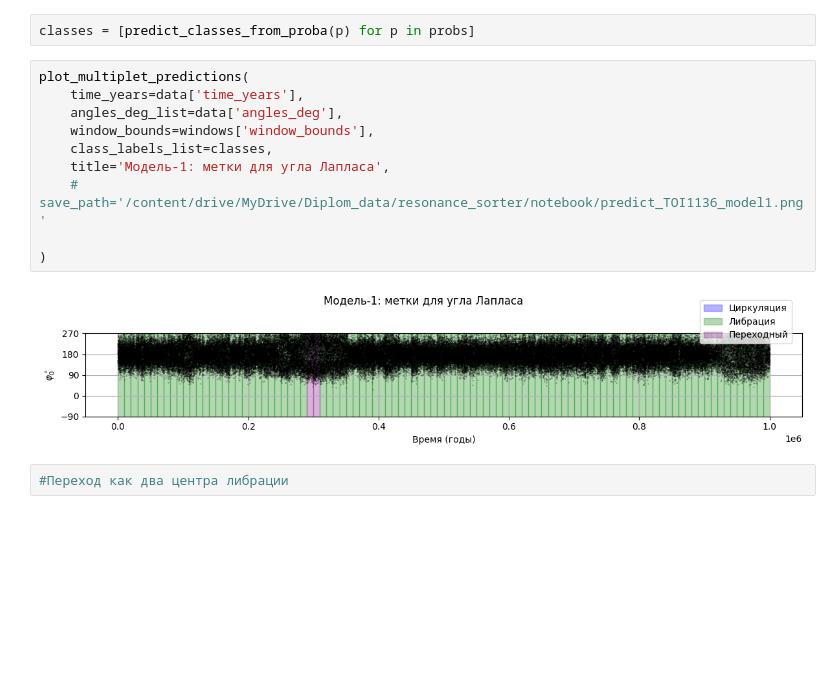
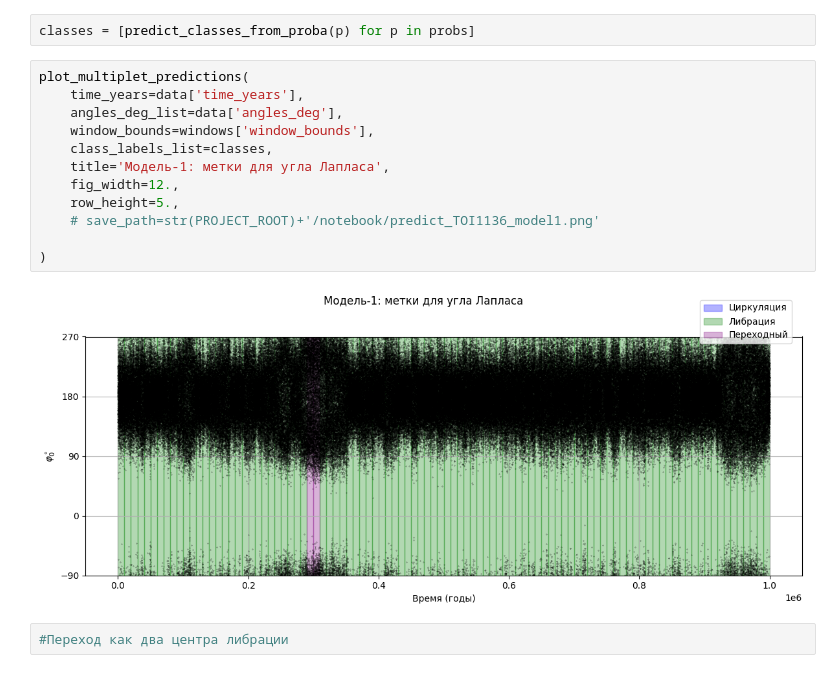
Before and after one commit to AbobusMen/Resonance-sorter, a Jupyter notebook: notebook/3_body_angle.ipynb, the cells around one changed output. Cells and saved outputs as stored; diff of their text form; blank space fills up the shorter version.

```diff
--- a/notebook/3_body_angle.ipynb
+++ b/notebook/3_body_angle.ipynb
@@ -63,14 +56,16 @@ classes = [predict_classes_from_proba(p) for p in probs]
 # %%
 plot_multiplet_predictions(
     time_years=data['time_years'],
     angles_deg_list=data['angles_deg'],
     window_bounds=windows['window_bounds'],
     class_labels_list=classes,
     title='Модель-1: метки для угла Лапласа',
-    # save_path='/content/drive/MyDrive/Diplom_data/resonance_sorter/notebook/predict_TOI1136_model1.png'
+    fig_width=12.,
+    row_height=5.,
+    # save_path=str(PROJECT_ROOT)+'/notebook/predict_TOI1136_model1.png'
 
 )
 # %% [output]
-[figure, old version]
+[figure, new version]
 # %%
 #Переход как два центра либрации
```
Also changed, not shown: parts of 7 cells of this notebook, 3 other files.
